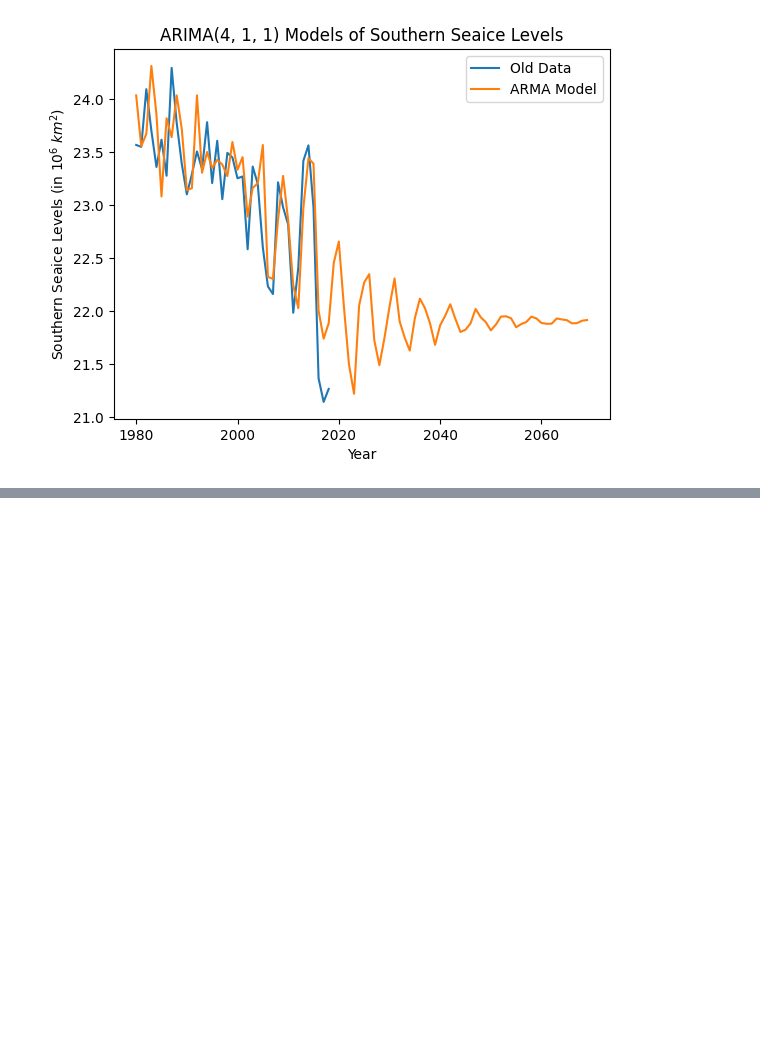
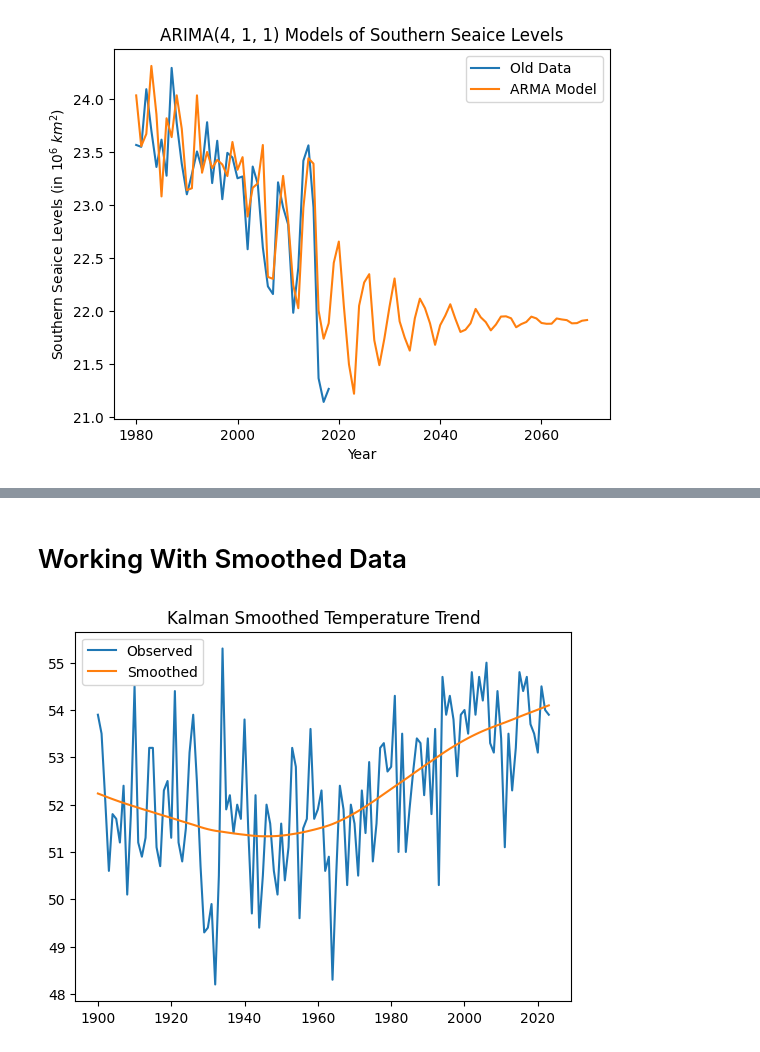
Before and after one commit to EthanPrimes/modeling_climate_change, a Jupyter notebook: arima_models.ipynb, the cells around one changed output, grey strips where cells are left out. Drawn from its saved outputs; the diff is of its cells as text; code cells hidden in the pictures; blank space fills up the shorter version.

Commit message:
worked on presentation, paper, and arima models

```diff
--- a/arima_models.ipynb
+++ b/arima_models.ipynb
@@ -353 +354,29 @@ Best AIC: 1026.3085935581428
 [figure]
+# %% [markdown]
+# Working With Smoothed Data
+# %%
+# Code from Japheth's Kalman filter notebook
+y = avtemp_df['temp'].copy()
+model = UnobservedComponents(y, level='local level')
+result = model.fit()
+
+smoothed = result.smoothed_state[0]
+filtered = result.filtered_state[0]
+forecast = result.get_forecast(steps=10)
+
+y = avtemp_df['temp'].copy()
+model = UnobservedComponents(y, level='local linear trend')
+result = model.fit()
+
+smoothed_level = result.smoothed_state[0]
+smoothed_slope = result.smoothed_state[1]
+forecast = result.get_forecast(steps=10)
+
+# Plotting the smoothed data
+plt.plot(y.index, y.values, label='Observed')
+plt.plot(y.index, smoothed_level, label='Smoothed')
+plt.legend()
+plt.title('Kalman Smoothed Temperature Trend')
+plt.show()
+# %% [output]
+[figure, added]
```
Also changed, not shown: parts of 3 cells of this notebook, 14 other files.
